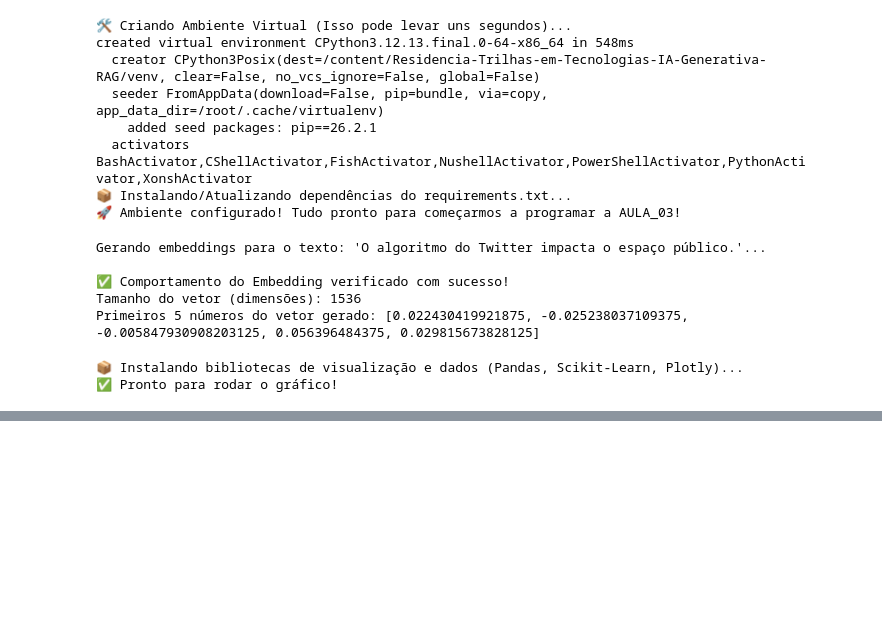
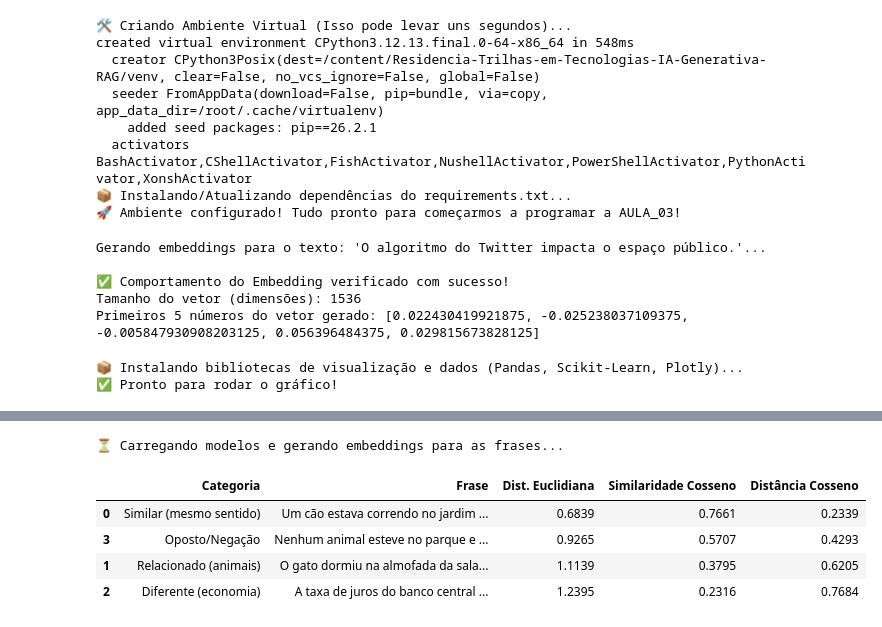
Before and after one commit to EridalgoRamos/Residencia-Trilhas-em-Tecnologias-IA-Generativa-RAG, a Jupyter notebook: AULA_03/AULA_03_RAG.ipynb, the cells around one changed output, grey strips where cells are left out. Saved outputs shown, nothing was run; the diff lists cells and outputs as text; code cells hidden in the pictures; blank space fills up the shorter version.

Commit message:
AULA_03: Motor de Busca Semântica e Análise com Pandas concluídos

```diff
--- a/AULA_03/AULA_03_RAG.ipynb
+++ b/AULA_03/AULA_03_RAG.ipynb
@@ -246,0 +264,65 @@ Comparando: 'caminhão' e 'goiaba'
+# %%
+import numpy as np
+import pandas as pd
+import requests
+import os
+
+print("⏳ Carregando modelos e gerando embeddings para as frases...\n")
+
+# 1. Funções Base Otimizadas com NumPy
+def get_embedding(texto):
+    api_key = os.environ.get('OPENROUTER_API_KEY')
+    response = requests.post(
+        "https://openrouter.ai/api/v1/embeddings",
+        headers={"Authorization": f"Bearer {api_key}", "Content-Type": "application/json"},
+        json={"model": "openai/text-embedding-3-small", "input": texto}
+    )
+    return np.array(response.json()["data"][0]["embedding"], dtype=np.float32)
+
+def similaridade_cosseno(emb_a, emb_b):
+    produto_escalar = np.dot(emb_a, emb_b)
+    norma_a, norma_b = np.linalg.norm(emb_a), np.linalg.norm(emb_b)
+    if norma_a == 0 or norma_b == 0: return 0.0
+    return produto_escalar / (norma_a * norma_b)
+
+def distancia_cosseno(emb_a, emb_b):
+    return 1.0 - similaridade_cosseno(emb_a, emb_b)
+
+def distancia_euclidiana(emb_a, emb_b):
+    return np.linalg.norm(emb_a - emb_b)
+
+# 2. Definição dos Dados
+frase_ancora = "O cachorro correu no parque e brincou com a bola."
+frases_comparacao = [
+    ("Similar (mesmo sentido)", "Um cão estava correndo no jardim e brincando com seu brinquedo."),
+    ("Relacionado (animais)", "O gato dormiu na almofada da sala durante toda a tarde."),
+    ("Diferente (economia)", "A taxa de juros do banco central subiu dois pontos percentuais."),
+    ("Oposto/Negação", "Nenhum animal esteve no parque e o cão permaneceu preso em casa.")
+]
+
+# 3. Gerando os Vetores
+vec_ancora = get_embedding(frase_ancora)
+vecs_comp = [get_embedding(frase[1]) for frase in frases_comparacao]
+
+# 4. Montando o DataFrame de Resultados
+resultados = []
+for (categoria, texto), vec in zip(frases_comparacao, vecs_comp):
+    resultados.append({
+        "Categoria": categoria,
+        "Frase": texto,
+        "Dist. Euclidiana": round(float(distancia_euclidiana(vec_ancora, vec)), 4),
+        "Similaridade Cosseno": round(float(similaridade_cosseno(vec_ancora, vec)), 4),
+        "Distância Cosseno": round(float(distancia_cosseno(vec_ancora, vec)), 4)
+    })
+
+df_resultados = pd.DataFrame(resultados)
+# Ordenando da maior similaridade para a menor
+df_resultados = df_resultados.sort_values(by="Similaridade Cosseno", ascending=False)
+display(df_resultados)
+# %% [output]
+⏳ Carregando modelos e gerando embeddings para as frases...
+|  | Categoria | Frase | Dist. Euclidiana | Similaridade Cosseno | Distância Cosseno |
+| 0 | Similar (mesmo sentido) | Um cão estava correndo no jardim ... | 0.6839 | 0.7661 | 0.2339 |
+| 3 | Oposto/Negação | Nenhum animal esteve no parque e ... | 0.9265 | 0.5707 | 0.4293 |
+| 1 | Relacionado (animais) | O gato dormiu na almofada da sala... | 1.1139 | 0.3795 | 0.6205 |
+| 2 | Diferente (economia) | A taxa de juros do banco central ... | 1.2395 | 0.2316 | 0.7684 |
```
Also changed, not shown: parts of 3 cells of this notebook.
